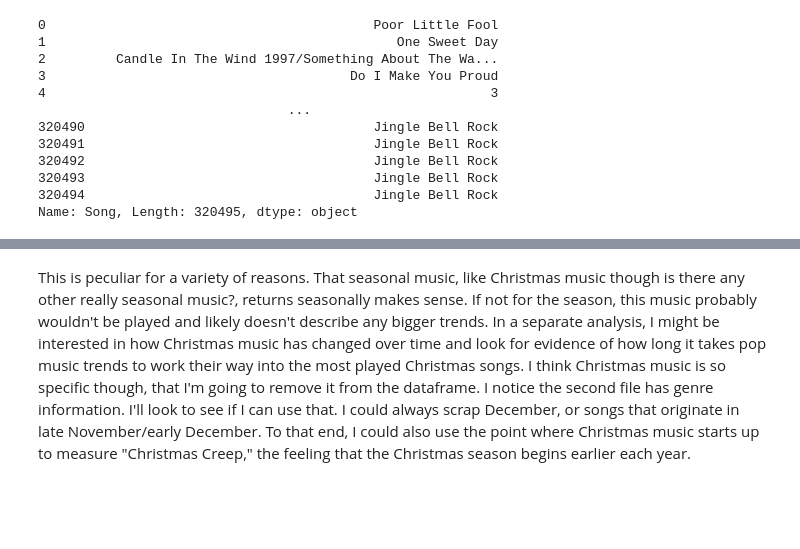
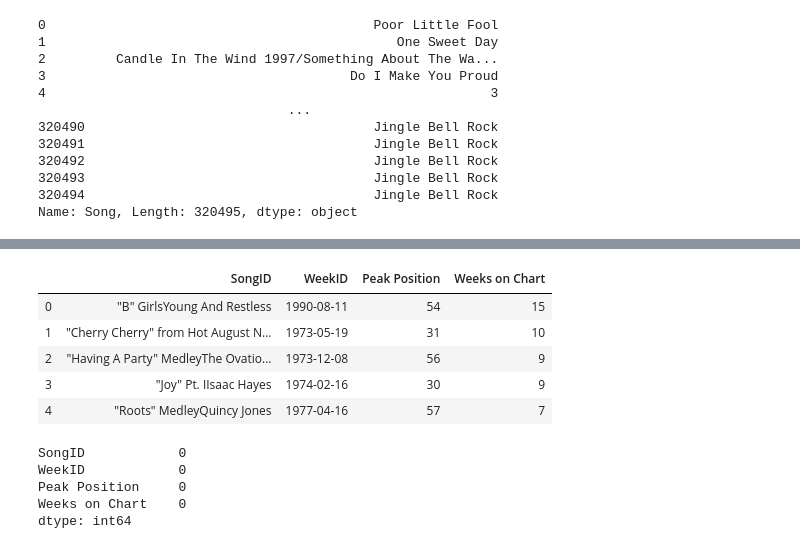
Before and after one commit to RobNewt/Data-Analysis, a Jupyter notebook: Billboard Top 100 (In Progress).ipynb, the cells around one changed output, grey strips where cells are left out. Cells and saved outputs as stored; diff of their text form; code cells hidden in the pictures; blank space fills up the shorter version.

```diff
--- a/Billboard Top 100 (In Progress).ipynb
+++ b/Billboard Top 100 (In Progress).ipynb
@@ -105,5 +145,22 @@ df1[(df1['Song']=='Jingle Bell Rock') & (df1['Performer'] =='Bobby Helms')].sort
-# %% [markdown]
-This is peculiar for a variety of reasons. That seasonal music, like Christmas music though is there any other really seasonal music?, returns seasonally makes sense. If not for the season, this music probably wouldn't be played and likely doesn't describe any bigger trends. In a separate analysis, I might be interested in how Christmas music has changed over time and look for evidence of how long it takes pop music trends to work their way into the most played Christmas songs. I think Christmas music is so specific though, that I'm going to remove it from the dataframe. I notice the second file has genre information. I'll look to see if I can use that. I could always scrap December, or songs that originate in late November/early December. To that end, I could also use the point where Christmas music starts up to measure "Christmas Creep," the feeling that the Christmas season begins earlier each year.
+# %%
+new_df1 = df1.groupby('SongID').agg({'WeekID':'max', 'Peak Position':'min', 'Weeks on Chart':'max' })[['WeekID', 'Peak Position','Weeks on Chart']].reset_index()
+# %%
+new_df1.head()
+# %% [output]
+|  | SongID | WeekID | Peak Position | Weeks on Chart |
+| 0 | "B" GirlsYoung And Restless | 1990-08-11 | 54 | 15 |
+| 1 | "Cherry Cherry" from Hot August N... | 1973-05-19 | 31 | 10 |
+| 2 | "Having A Party" MedleyThe Ovatio... | 1973-12-08 | 56 | 9 |
+| 3 | "Joy" Pt. IIsaac Hayes | 1974-02-16 | 30 | 9 |
+| 4 | "Roots" MedleyQuincy Jones | 1977-04-16 | 57 | 7 |
+# %%
+new_df1.isnull().sum()
+# %% [output]
+SongID            0
+WeekID            0
+Peak Position     0
+Weeks on Chart    0
+dtype: int64
 # %%
 df2 = pd.read_excel("Song_data.xlsx")
 df2.head()
```
Also changed, not shown: parts of 13 cells of this notebook.
